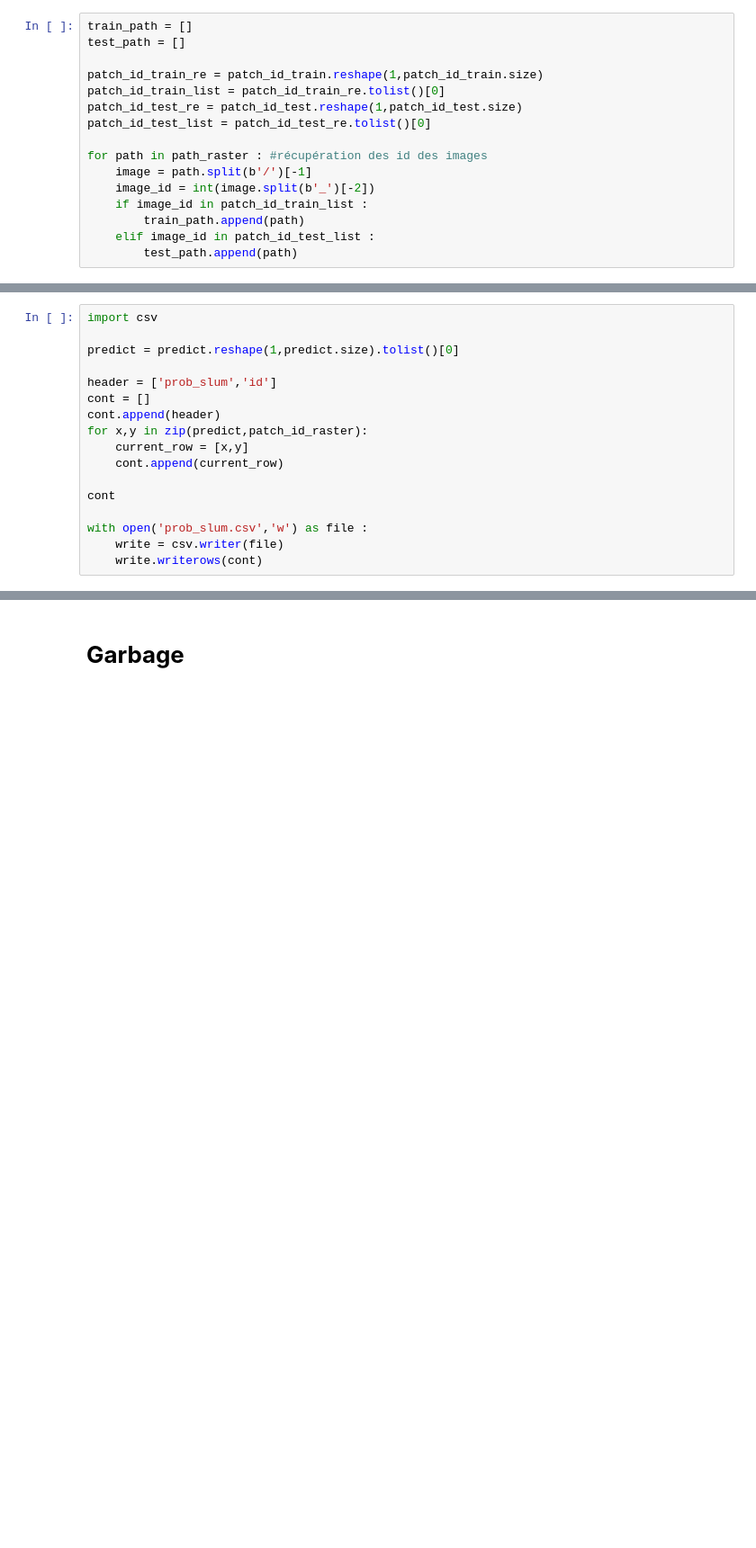
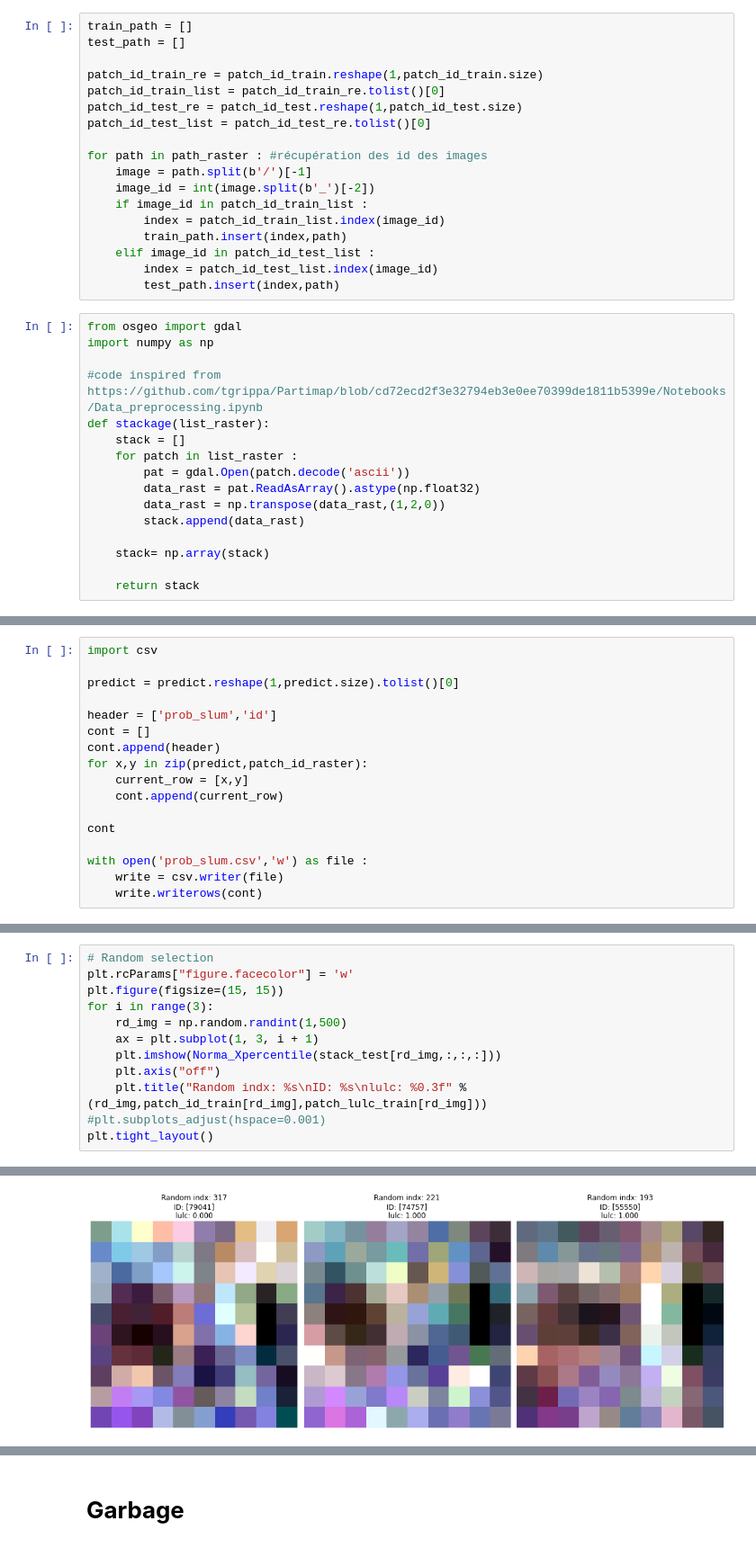
Before and after one commit to ANAGEO/slumap-ymca, a Jupyter notebook: Deep_Nairobi.ipynb, the cells around one changed output, grey strips where cells are left out. Shown at 90% size. Drawn from its saved outputs; the diff is of its cells as text; blank space fills up the shorter version.

```diff
--- a/Deep_Nairobi.ipynb
+++ b/Deep_Nairobi.ipynb
@@ -51,9 +55,27 @@ for path in path_raster : #récupération des id des images
     image = path.split(b'/')[-1]
     image_id = int(image.split(b'_')[-2])
     if image_id in patch_id_train_list :
-        train_path.append(path)
+        index = patch_id_train_list.index(image_id)
+        train_path.insert(index,path)
     elif image_id in patch_id_test_list :
-        test_path.append(path)
+        index = patch_id_test_list.index(image_id)
+        test_path.insert(index,path)
+# %%
+from osgeo import gdal
+import numpy as np
+
+#code inspired from https://github.com/tgrippa/Partimap/blob/cd72ecd2f3e32794eb3e0ee70399de1811b5399e/Notebooks/Data_preprocessing.ipynb
+def stackage(list_raster):
+    stack = []
+    for patch in list_raster :
+        pat = gdal.Open(patch.decode('ascii'))
+        data_rast = pat.ReadAsArray().astype(np.float32)
+        data_rast = np.transpose(data_rast,(1,2,0))
+        stack.append(data_rast)
+
+    stack= np.array(stack)
+
+    return stack
 # %%
 stack = stackage(train_path)
 stack_train = normalise_01(stack)
@@ -193,0 +331,13 @@ with open('prob_slum.csv','w') as file :
+# %%
+# Random selection
+plt.rcParams["figure.facecolor"] = 'w'
+plt.figure(figsize=(15, 15))
+for i in range(3):
+    rd_img = np.random.randint(1,500)
+    ax = plt.subplot(1, 3, i + 1)
+    plt.imshow(Norma_Xpercentile(stack_test[rd_img,:,:,:]))
+    plt.axis("off")
+    plt.title("Random indx: %s\nID: %s\nlulc: %0.3f" %(rd_img,patch_id_train[rd_img],patch_lulc_train[rd_img]))
+#plt.subplots_adjust(hspace=0.001)
+plt.tight_layout()
+# %% [output]
@@ -193,0 +347 @@ with open('prob_slum.csv','w') as file :
+[figure, added]
```
Also changed, not shown: parts of 37 cells of this notebook, 11 other files.
